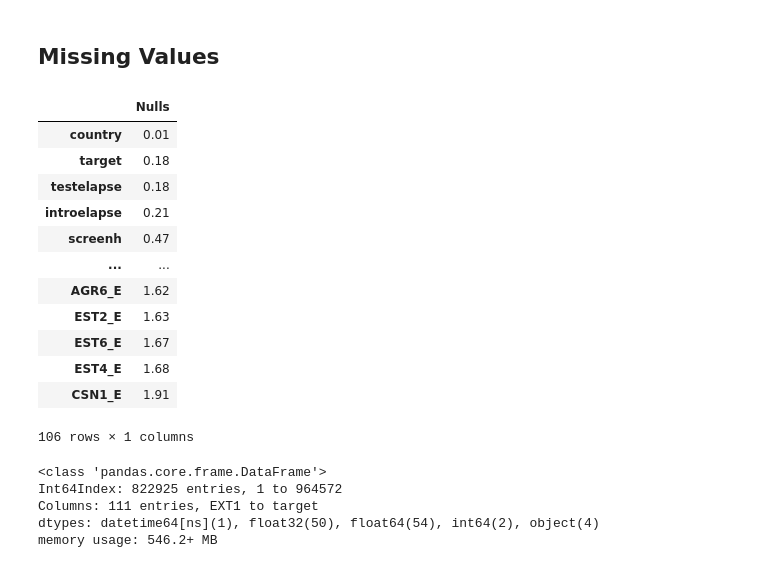
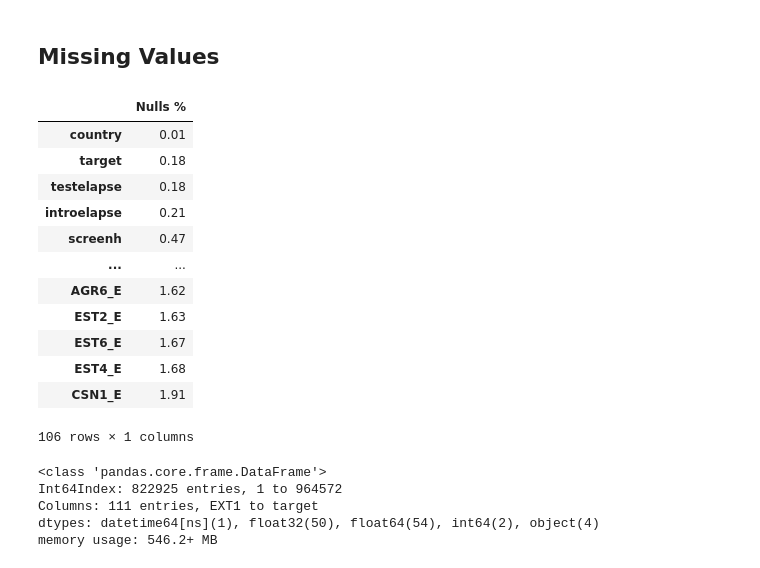
Before and after one commit to UNSpecializationAI/BigFivePersonality, a Jupyter notebook: Big-Five Factor Markers.ipynb, the cells around one changed output. Drawn from its saved outputs; the diff is of its cells as text; code cells hidden in the pictures.

```diff
--- a/Big-Five Factor Markers.ipynb
+++ b/Big-Five Factor Markers.ipynb
@@ -77,9 +78,9 @@ Train dataset has 964573 rows and 112 features.
 # %%
 df.drop(labels= ['id'],axis=1,inplace = True)
 df.replace(to_replace = 0, value = np.nan,inplace = True)
-df.isnull().sum()[df.isnull().sum()>0].to_frame('Nulls').sort_values(by = 'Nulls')/len(df)*100
+df.isnull().sum()[df.isnull().sum()>0].to_frame('Nulls %').sort_values(by = 'Nulls %')/len(df)*100
 # %% [output]
-|  | Nulls |
+|  | Nulls % |
 | country | 0.01 |
 | target | 0.18 |
 | testelapse | 0.18 |
```
Also changed, not shown: parts of 18 cells of this notebook.
